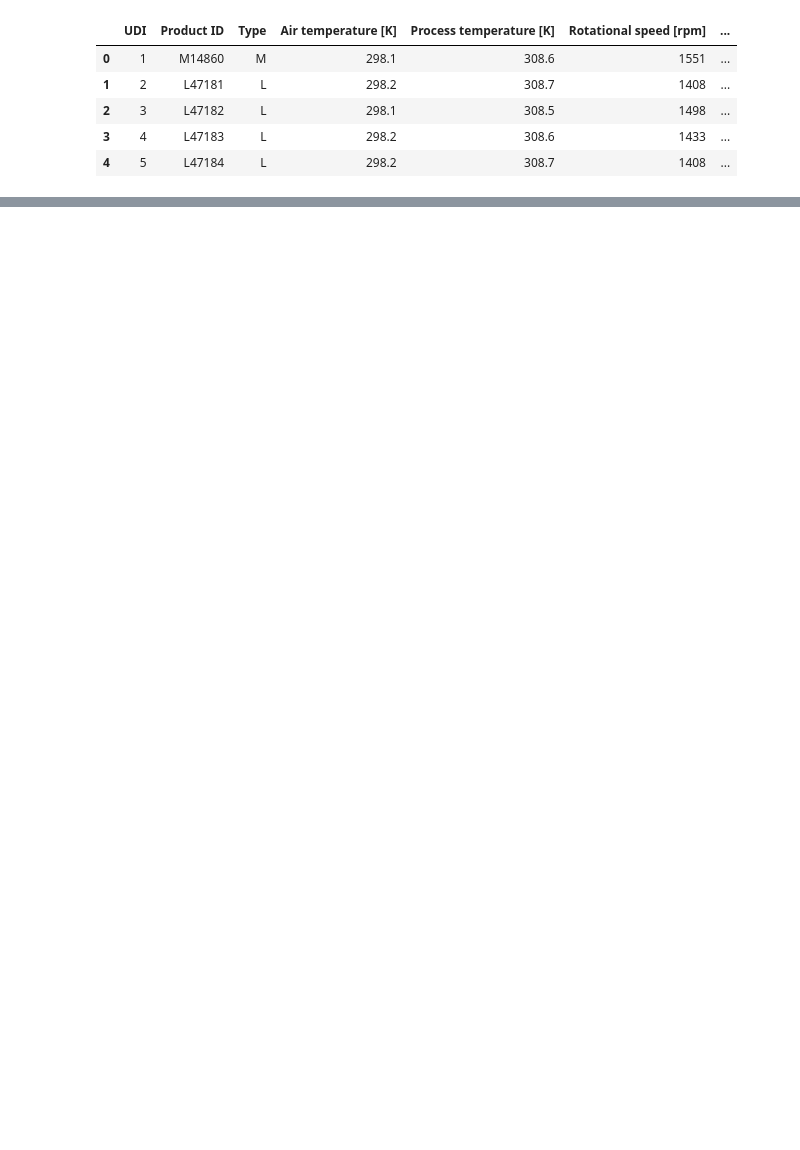
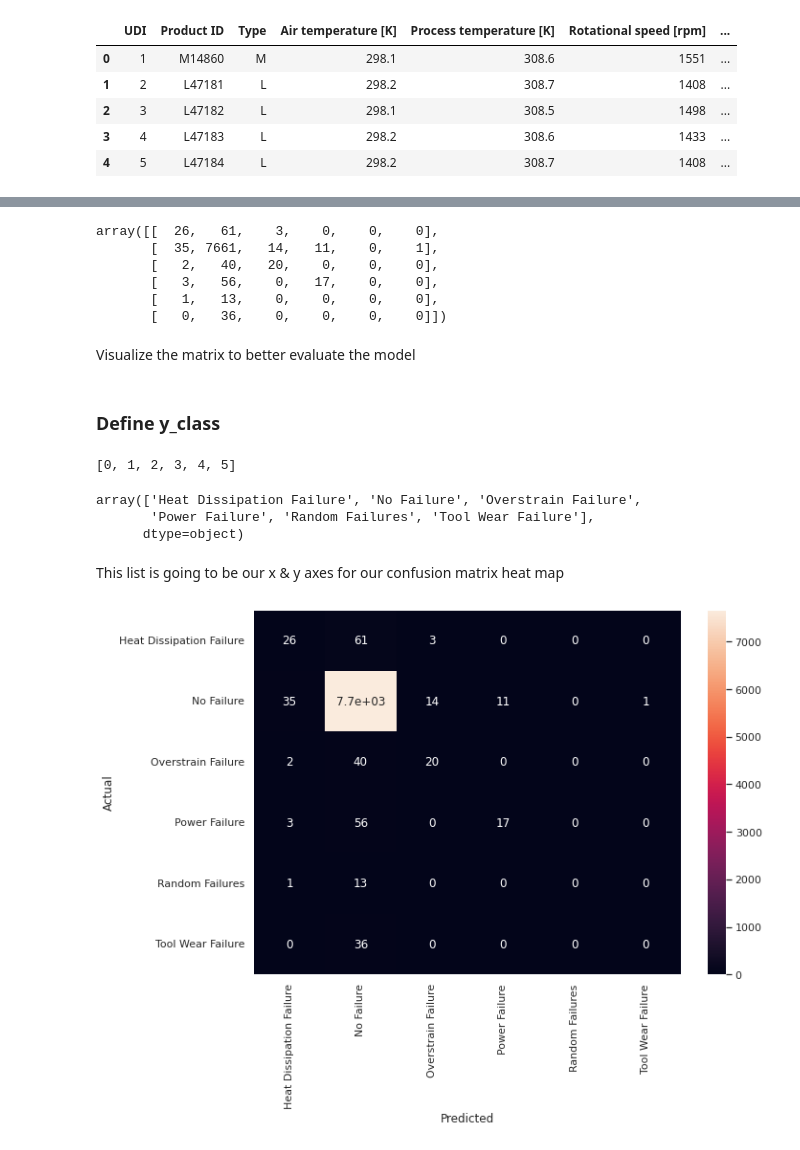
Before and after one commit to badreddine124/Predictive_Maintenance_Problem, a Jupyter notebook: predictive-maintenance (multi-classes).ipynb, the cells around one changed output, grey strips where cells are left out. Cells and saved outputs as stored; diff of their text form; code cells hidden in the pictures; blank space fills up the shorter version.

```diff
--- a/predictive-maintenance (multi-classes).ipynb
+++ b/predictive-maintenance (multi-classes).ipynb
@@ -87,0 +451,55 @@ plt.show()
+# %%
+from sklearn.model_selection import cross_val_predict
+
+y_train_predict = cross_val_predict(model, X_train, y_train, cv=3)
+# %%
+from sklearn.metrics import confusion_matrix
+cm = confusion_matrix(y_train,y_train_predict)
+cm
+# %% [output]
+array([[  26,   61,    3,    0,    0,    0],
+       [  35, 7661,   14,   11,    0,    1],
+       [   2,   40,   20,    0,    0,    0],
+       [   3,   56,    0,   17,    0,    0],
+       [   1,   13,    0,    0,    0,    0],
+       [   0,   36,    0,    0,    0,    0]])
+# %% [markdown]
+Visualize the matrix to better evaluate the model
+# %% [markdown]
+### Define y_class
+# %%
+from sklearn.metrics import classification_report
+cr = classification_report(y_train,y_train_predict, output_dict=True)
+
+y_list = []
+
+for key, values in cr.items():
+    y_list.append(key)
+
+y_class_str = []
+
+for i in y_list[:6]:
+    y_class_str.append(int(i))
+
+y_class_str
+# %% [output]
+[0, 1, 2, 3, 4, 5]
+# %%
+y_class = le.inverse_transform(y_class_str)
+y_class
+# %% [output]
+array(['Heat Dissipation Failure', 'No Failure', 'Overstrain Failure',
+       'Power Failure', 'Random Failures', 'Tool Wear Failure'],
+      dtype=object)
+# %% [markdown]
+This list is going to be our x & y axes for our confusion matrix heat map
+# %%
+df_cm = pd.DataFrame(cm, index = [y_class],
+                  columns = y_class)
+plt.figure(figsize = (10,7))
+sns.heatmap(df_cm, annot=True)
+plt.xlabel('Predicted')
+plt.ylabel('Actual')
+plt.show()
+# %% [output]
+[figure, added]
```
Also changed, not shown: parts of 92 cells of this notebook.
